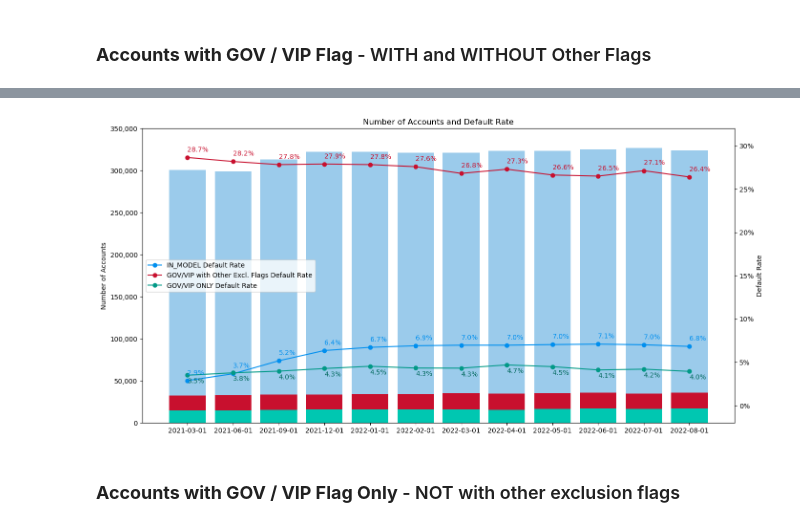
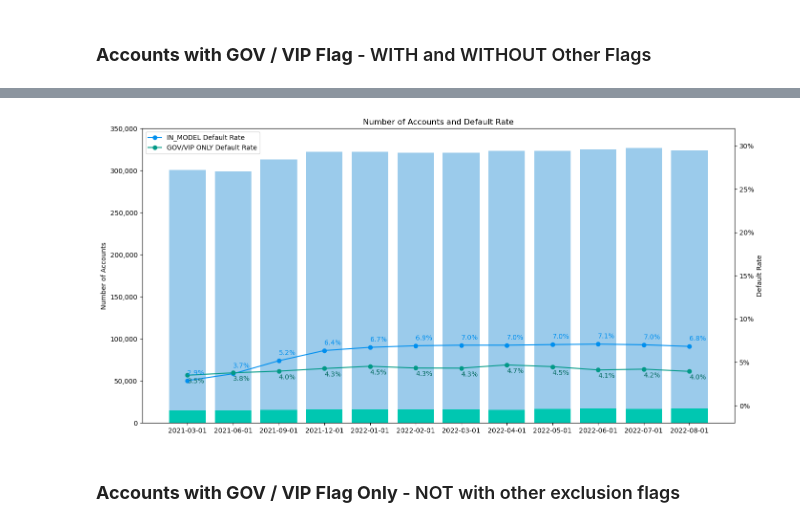
Before and after one commit to Prudick/risk-data-science-pm-model-exclusion-accounts-analysis, a Jupyter notebook: data-gathering.ipynb, the cells around one changed output, grey strips where cells are left out. Cells and saved outputs as stored; diff of their text form; code cells hidden in the pictures.

```diff
--- a/data-gathering.ipynb
+++ b/data-gathering.ipynb
@@ -116,39 +116,39 @@ ax2 = ax1.twinx()
 # Make REF_DATE discrete
 ax1.bar(df_gov_vip.REF_DATE.astype(str), df_gov_vip.IN_MODEL, color='#9BCBEB')
 ax2.plot(df_gov_vip.REF_DATE.astype(str), df_gov_vip.IN_MODEL_DEFAULT_RATE * 100, color='#008fef', marker='o', label='IN_MODEL Default Rate')
 
-ax1.bar(df_gov_vip.REF_DATE.astype(str), df_gov_vip.GOV_VIP_FLAG_WITH_OTHERS, color='#C8102E')
+# ax1.bar(df_gov_vip.REF_DATE.astype(str), df_gov_vip.GOV_VIP_FLAG_WITH_OTHERS, color='#C8102E')
 ax1.bar(df_gov_vip.REF_DATE.astype(str), df_gov_vip.GOV_VIP_FLAG_ONLY, color='#00C7B1')
 
-ax2.plot(df_gov_vip.REF_DATE.astype(str), df_gov_vip.GOV_VIP_FLAG_WITH_OTHERS_DEFAULT_RATE * 100, color='#C8102E', marker='o', label='GOV/VIP with Other Excl. Flags Default Rate')
+# ax2.plot(df_gov_vip.REF_DATE.astype(str), df_gov_vip.GOV_VIP_FLAG_WITH_OTHERS_DEFAULT_RATE * 100, color='#C8102E', marker='o', label='GOV/VIP with Other Excl. Flags Default Rate')
 ax2.plot(df_gov_vip.REF_DATE.astype(str), df_gov_vip.GOV_VIP_FLAG_ONLY_DEFAULT_RATE * 100, color='#019987', marker='o', label='GOV/VIP ONLY Default Rate')
 
 
 # data label on ax2 as percent with 1 decimal place
 for i, v in enumerate(df_gov_vip.IN_MODEL_DEFAULT_RATE):
     ax2.text(i, v * 100 + .5, "{:.1f}%".format(v * 100), color='#008fef', ha='left', va='bottom')
-for i, v in enumerate(df_gov_vip.GOV_VIP_FLAG_WITH_OTHERS_DEFAULT_RATE):
-    ax2.text(i, v * 100 + .5, "{:.1f}%".format(v * 100), color='#C8102E', ha='left', va='bottom')
+# for i, v in enumerate(df_gov_vip.GOV_VIP_FLAG_WITH_OTHERS_DEFAULT_RATE):
+    # ax2.text(i, v * 100 + .5, "{:.1f}%".format(v * 100), color='#C8102E', ha='left', va='bottom')
 for i, v in enumerate(df_gov_vip.GOV_VIP_FLAG_ONLY_DEFAULT_RATE):
     ax2.text(i, v * 100 - 1.1, "{:.1f}%".format(v * 100), color='#01685c', ha='left', va='bottom')
 
 
 ax1.set_ylabel('Number of Accounts')
 # y label format as number with comma
 ax1.get_yaxis().set_major_formatter(plt.FuncFormatter(lambda x, loc: "{:,}".format(int(x))))
 ax1.set_ylim(0,350000)
 
 ax2.set_ylabel('Default Rate')
 # y label format as percent with 0 decimal place
 ax2.get_yaxis().set_major_formatter(plt.FuncFormatter(lambda x, loc: "{:.0f}%".format(x)))
 ax2.set_ylim(-2,32)
 
 
 plt.title('Number of Accounts and Default Rate')
-plt.legend(loc='center left')
+plt.legend(loc='upper left')
 plt.show()
 # %% [output]
-[figure, old version]
+[figure, new version]
 # %% [markdown]
 ### **Accounts with GOV / VIP Flag Only** - NOT with other exclusion flags
 # %%
```
Also changed, not shown: parts of 1 cell of this notebook.
